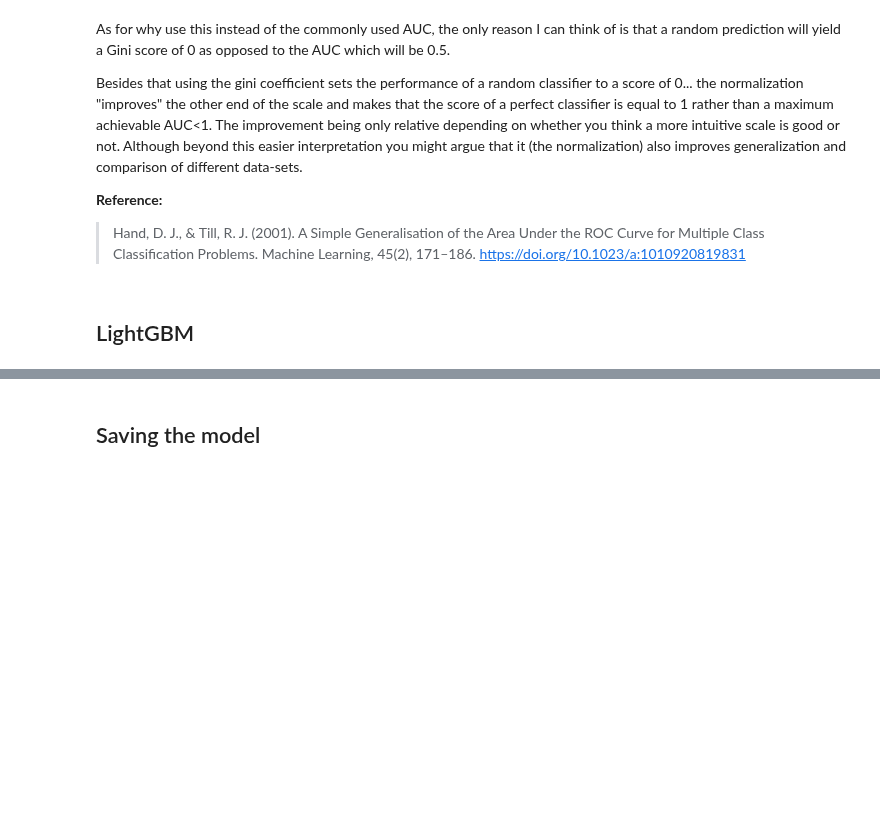
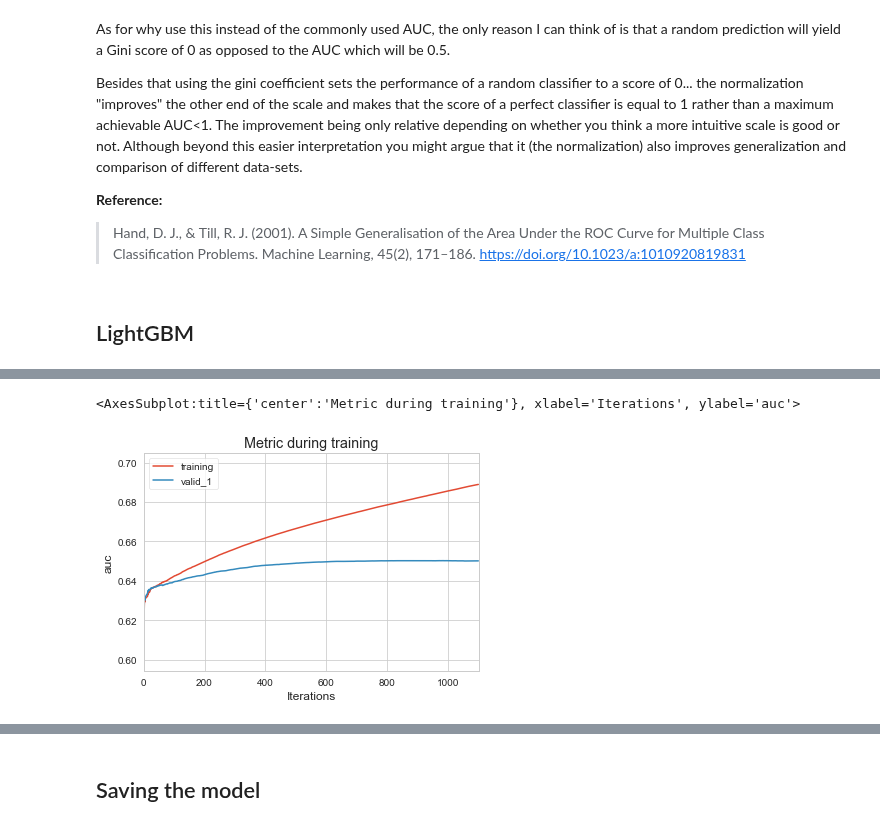
Before and after one commit to pessini/insurance-claim-prediction, a Jupyter notebook: safe-driver-prediction.ipynb, the cells around one changed output, grey strips where cells are left out. Drawn from its saved outputs; the diff is of its cells as text; code cells hidden in the pictures; blank space fills up the shorter version.

Commit message:
plotting evaluation

```diff
--- a/safe-driver-prediction.ipynb
+++ b/safe-driver-prediction.ipynb
@@ -587,40 +609,37 @@ val_preds_lgb = np.zeros(X.shape[0])
 # One-dimensional array of probabilities for predicting test data target values
 test_preds_lgb = np.zeros(X_test.shape[0])
 
+metrics_lgb = []
+
 # Create Stratified K Fold CV
-folds = StratifiedKFold(n_splits=5, shuffle=True, random_state=3004)
+folds = StratifiedKFold(n_splits=5, shuffle=True)
 
-for idx, (train_idx, valid_idx) in enumerate(folds.split(X, y)):
+for n_fold, (train_idx, valid_idx) in enumerate(folds.split(X, y)):
     # The phrase that separates each fold.
-    print('#'*40, f'Fold {idx+1} out of {folds.n_splits}', '#'*40)
+    print('#'*40, f'Fold {n_fold+1} out of {folds.n_splits}', '#'*40)
 
     # Set train data, valid data
-    X_train, y_train = X[train_idx], y[train_idx] # Train data
-    X_valid, y_valid = X[valid_idx], y[valid_idx] # Valid data
+    X_train, y_train = X.iloc[train_idx], y.iloc[train_idx] # Train data
+    X_valid, y_valid = X.iloc[valid_idx], y.iloc[valid_idx] # Valid data
 
-    # Create lgbm dataset
-    dtrain = lgb.Dataset(X_train, y_train) # lgbm train dataset
-    dvalid = lgb.Dataset(X_valid, y_valid) # lgbm valid dataset
+    light_gbm_model.fit(X_train, y_train,
+                        eval_set=[(X_train, y_train),(X_valid, y_valid)],
+                        verbose=100,
+                        eval_metric=["auc", "binary"],
+                        early_stopping_rounds=200)
 
 
-    lgb_model = lgb.train(params=model_lgb_params,
-                           train_set=dtrain,
-                           num_boost_round=1500,
-                           valid_sets=dvalid,
-                           feval=gini_lgb, # Evaluation metrics for validation
-                           early_stopping_rounds=200,
-                           verbose_eval=100)
+    # The number of boosting iterations when the model performs best
+    best_iter = light_gbm_model.best_iteration_
 
-    # The number of boosting iterations when the model performs best
-    best_iter = lgb_model.best_iteration
     # Predict probabilities using test data
-    test_preds_lgb += lgb_model.predict(X_test,
-                                    num_iteration=best_iter)/folds.n_splits
+    test_preds_lgb += light_gbm_model.predict_proba(X_test, num_iteration=best_iter)[:, 1]/folds.n_splits
+
     # prediction for model performance evaluation
-    val_preds_lgb[valid_idx] += lgb_model.predict(X_valid, num_iteration=best_iter)
+    val_preds_lgb[valid_idx] += light_gbm_model.predict_proba(X_valid, num_iteration=best_iter)[:, 1]
 
     # Normalized Gini coefficient for prediction probabilities
-    gini_score = eval_gini(y_valid, val_preds_lgb[valid_idx])
-    print(f'Fold {idx+1} gini score: {gini_score}\n')
+    #gini_score = eval_gini(y_valid, val_preds_lgb[valid_idx])
+    #print(f'Fold {n_fold+1} gini score: {gini_score}\n')
 # %% [output]
 ######################################## Fold 1 out of 5 ########################################
@@ -646,0 +666,5 @@ LightGBM Gini Score: 0.28814436495851414
+# %%
+lgb.plot_metric(light_gbm_model, metric='auc')
+# %% [output]
+<AxesSubplot:title={'center':'Metric during training'}, xlabel='Iterations', ylabel='auc'>
+[figure, added]
```
Also changed, not shown: parts of 29 cells of this notebook, 4 other files.
